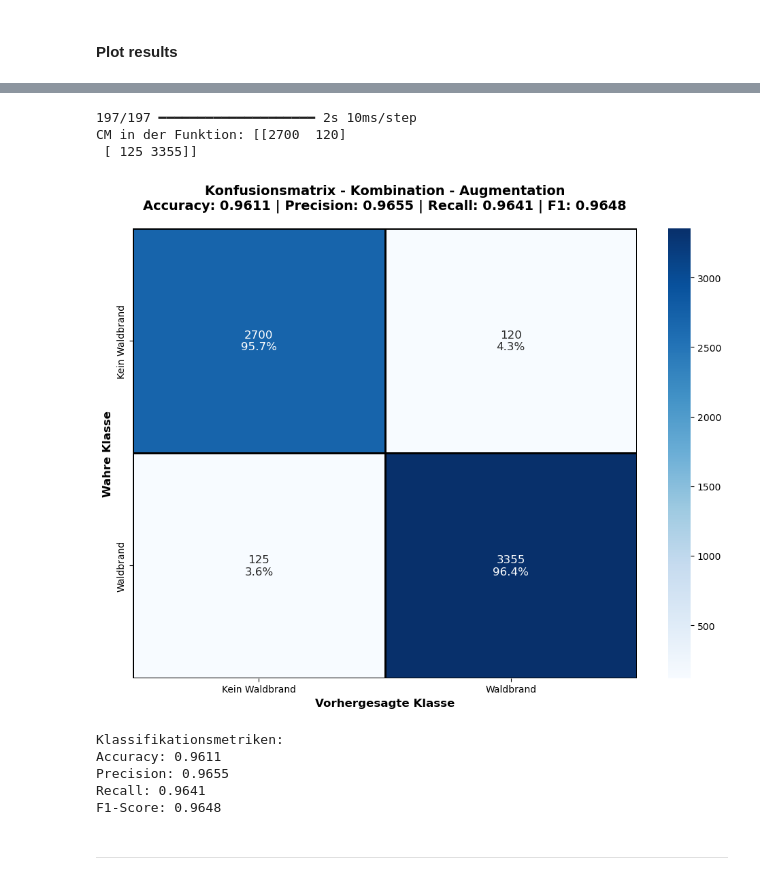
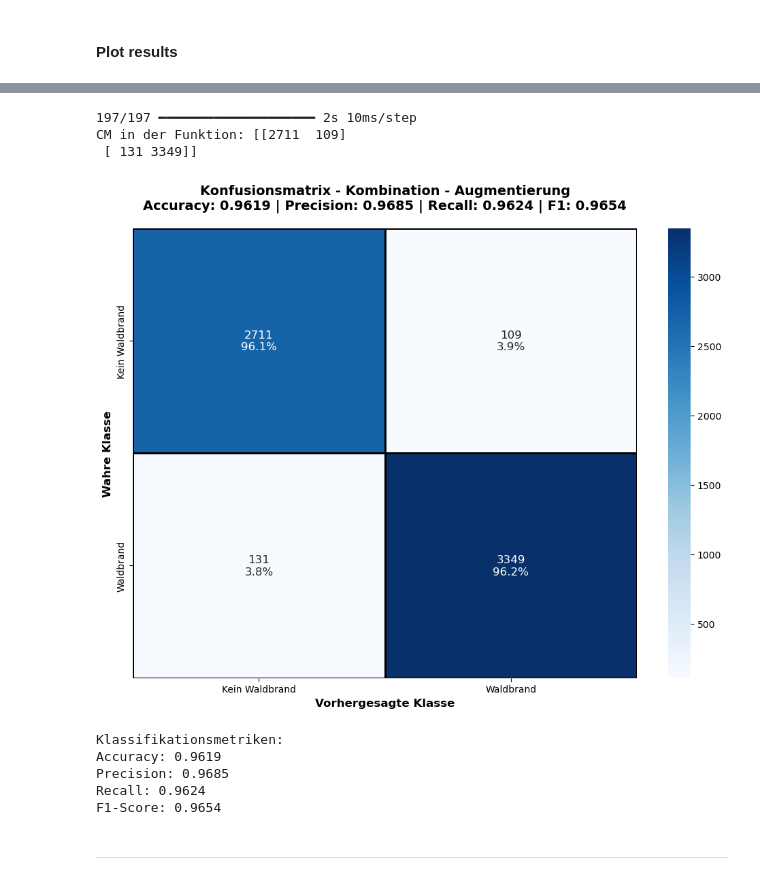
Before and after one commit to Benedikt52/ADA, a Jupyter notebook: Augmentation-Copy2.ipynb, the cells around one changed output, grey strips where cells are left out. Drawn from its saved outputs; the diff is of its cells as text; code cells hidden in the pictures.

```diff
--- a/Augmentation-Copy2.ipynb
+++ b/Augmentation-Copy2.ipynb
@@ -307,26 +305,26 @@ F1-Score: 0.9451
 # %%
 # Modell evaluieren (Loss, Accuracy etc.)
 # eval_results = combination.evaluate(test_generator_augmented, verbose=1)
 
 # Vorhersagen für alle augmentierten Testbilder holen
 predictions = combination.predict(test_generator_augmented)
 
 # Binär-Klassifikation: Threshold 0.5
 y_pred = (predictions.flatten() > 0.5).astype(int)
 
 # Wahre Labels passend holen
 y_true = test_generator_augmented.y
 
-plot_confusion_matrix(y_true, y_pred, title="Konfusionsmatrix - Kombination - Augmentation")
+plot_confusion_matrix(y_true, y_pred, title="Konfusionsmatrix - Kombination - Augmentierung")
 # %% [output]
 197/197 ━━━━━━━━━━━━━━━━━━━━ 2s 10ms/step
-CM in der Funktion: [[2700  120]
- [ 125 3355]]
+CM in der Funktion: [[2711  109]
+ [ 131 3349]]
-[figure, old version]
+[figure, new version]
 Klassifikationsmetriken:
-Accuracy: 0.9611
-Precision: 0.9655
-Recall: 0.9641
-F1-Score: 0.9648
+Accuracy: 0.9619
+Precision: 0.9685
+Recall: 0.9624
+F1-Score: 0.9654
 # %% [markdown]
 ___
```
Also changed, not shown: parts of 3 cells of this notebook.
